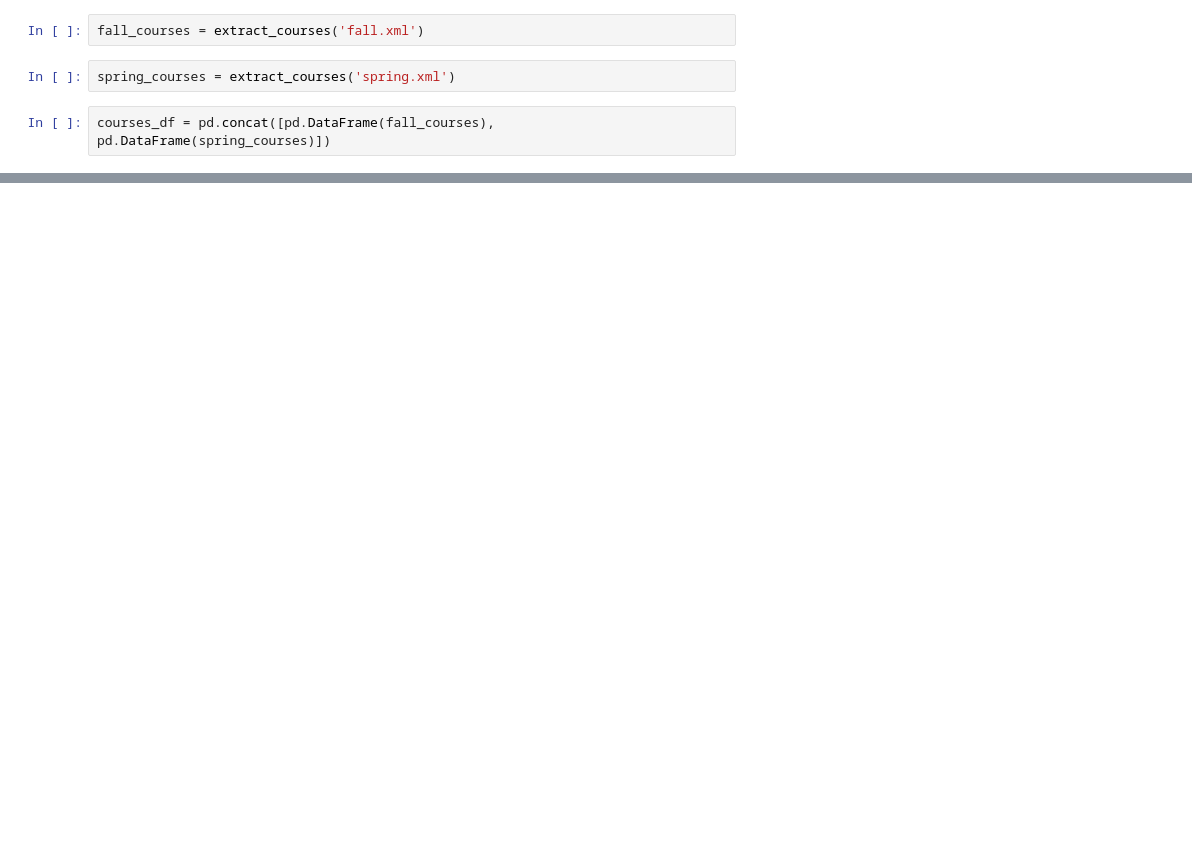
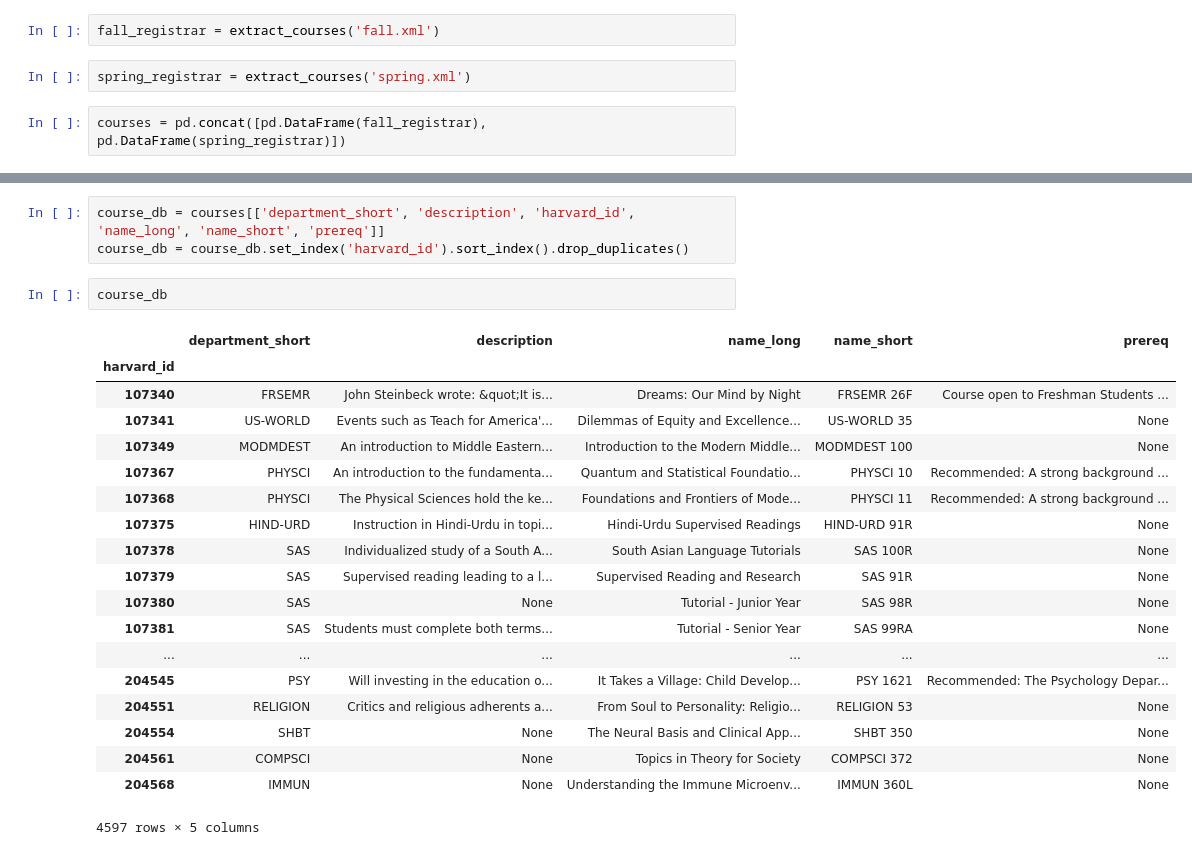
Before and after one commit to harvard-tabula/data, a Jupyter notebook: xml.ipynb, the cells around one changed output, grey strips where cells are left out. Cells and saved outputs as stored; diff of their text form; blank space fills up the shorter version.

Commit message:
first pass at cleaning up department data

```diff
--- a/xml.ipynb
+++ b/xml.ipynb
@@ -57,8 +85,8 @@ def extract_courses(path_to_xml):
 
     return courses
 # %%
-fall_courses = extract_courses('fall.xml')
+fall_registrar = extract_courses('fall.xml')
 # %%
-spring_courses = extract_courses('spring.xml')
+spring_registrar = extract_courses('spring.xml')
 # %%
-courses_df = pd.concat([pd.DataFrame(fall_courses), pd.DataFrame(spring_courses)])
+courses = pd.concat([pd.DataFrame(fall_registrar), pd.DataFrame(spring_registrar)])
@@ -90,0 +93,25 @@ actual_courses
+# %%
+course_db = courses[['department_short', 'description', 'harvard_id', 'name_long', 'name_short', 'prereq']]
+course_db = course_db.set_index('harvard_id').sort_index().drop_duplicates()
+# %%
+course_db
+# %% [output]
+|  | department_short | description | name_long | name_short | prereq |
+| harvard_id |  |  |  |  |  |
+| 107340 | FRSEMR | John Steinbeck wrote: &quot;It is... | Dreams: Our Mind by Night | FRSEMR 26F | Course open to Freshman Students ... |
+| 107341 | US-WORLD | Events such as Teach for America'... | Dilemmas of Equity and Excellence... | US-WORLD 35 | None |
+| 107349 | MODMDEST | An introduction to Middle Eastern... | Introduction to the Modern Middle... | MODMDEST 100 | None |
+| 107367 | PHYSCI | An introduction to the fundamenta... | Quantum and Statistical Foundatio... | PHYSCI 10 | Recommended: A strong background ... |
+| 107368 | PHYSCI | The Physical Sciences hold the ke... | Foundations and Frontiers of Mode... | PHYSCI 11 | Recommended: A strong background ... |
+| 107375 | HIND-URD | Instruction in Hindi-Urdu in topi... | Hindi-Urdu Supervised Readings | HIND-URD 91R | None |
+| 107378 | SAS | Individualized study of a South A... | South Asian Language Tutorials | SAS 100R | None |
+| 107379 | SAS | Supervised reading leading to a l... | Supervised Reading and Research | SAS 91R | None |
+| 107380 | SAS | None | Tutorial - Junior Year | SAS 98R | None |
+| 107381 | SAS | Students must complete both terms... | Tutorial - Senior Year | SAS 99RA | None |
+| ... | ... | ... | ... | ... | ... |
+| 204545 | PSY | Will investing in the education o... | It Takes a Village: Child Develop... | PSY 1621 | Recommended: The Psychology Depar... |
+| 204551 | RELIGION | Critics and religious adherents a... | From Soul to Personality: Religio... | RELIGION 53 | None |
+| 204554 | SHBT | None | The Neural Basis and Clinical App... | SHBT 350 | None |
+| 204561 | COMPSCI | None | Topics in Theory for Society | COMPSCI 372 | None |
+| 204568 | IMMUN | None | Understanding the Immune Microenv... | IMMUN 360L | None |
+4597 rows × 5 columns
```
Also changed, not shown: parts of 12 cells of this notebook.
